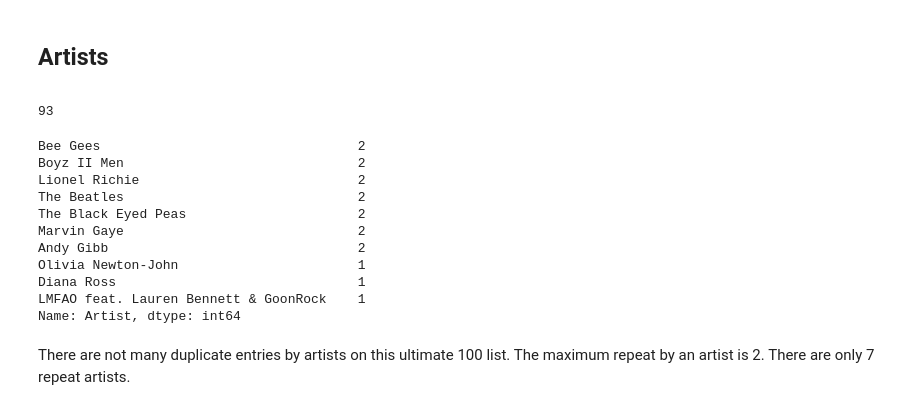
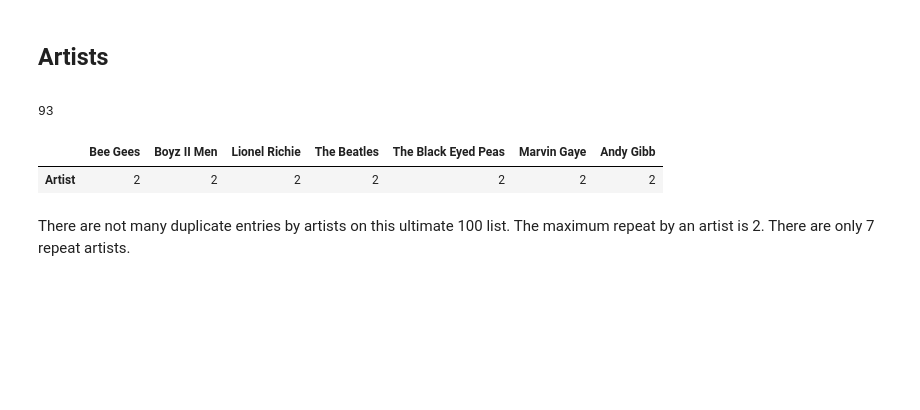
Before and after one commit to sssantos/141bravo, a Jupyter notebook: Tasks2-Cindy.ipynb, the cells around one changed output. Saved outputs shown, nothing was run; the diff lists cells and outputs as text; code cells hidden in the pictures; blank space fills up the shorter version.

```diff
--- a/Tasks2-Cindy.ipynb
+++ b/Tasks2-Cindy.ipynb
@@ -226,18 +227,9 @@ len(main_df["Artist"].unique())
 # %% [output]
 93
 # %%
-main_df["Artist"].value_counts().head(10)
+pd.DataFrame(main_df["Artist"].value_counts().head(7)).transpose()
 # %% [output]
-Bee Gees                                 2
-Boyz II Men                              2
-Lionel Richie                            2
-The Beatles                              2
-The Black Eyed Peas                      2
-Marvin Gaye                              2
-Andy Gibb                                2
-Olivia Newton-John                       1
-Diana Ross                               1
-LMFAO feat. Lauren Bennett & GoonRock    1
-Name: Artist, dtype: int64
+|  | Bee Gees | Boyz II Men | Lionel Richie | The Beatles | The Black Eyed Peas | Marvin Gaye | Andy Gibb |
+| Artist | 2 | 2 | 2 | 2 | 2 | 2 | 2 |
 # %% [markdown]
 There are not many duplicate entries by artists on this ultimate 100 list. The maximum repeat by an artist is 2. There are only 7 repeat artists.
```
Also changed, not shown: parts of 3 cells of this notebook, 11 other files.
